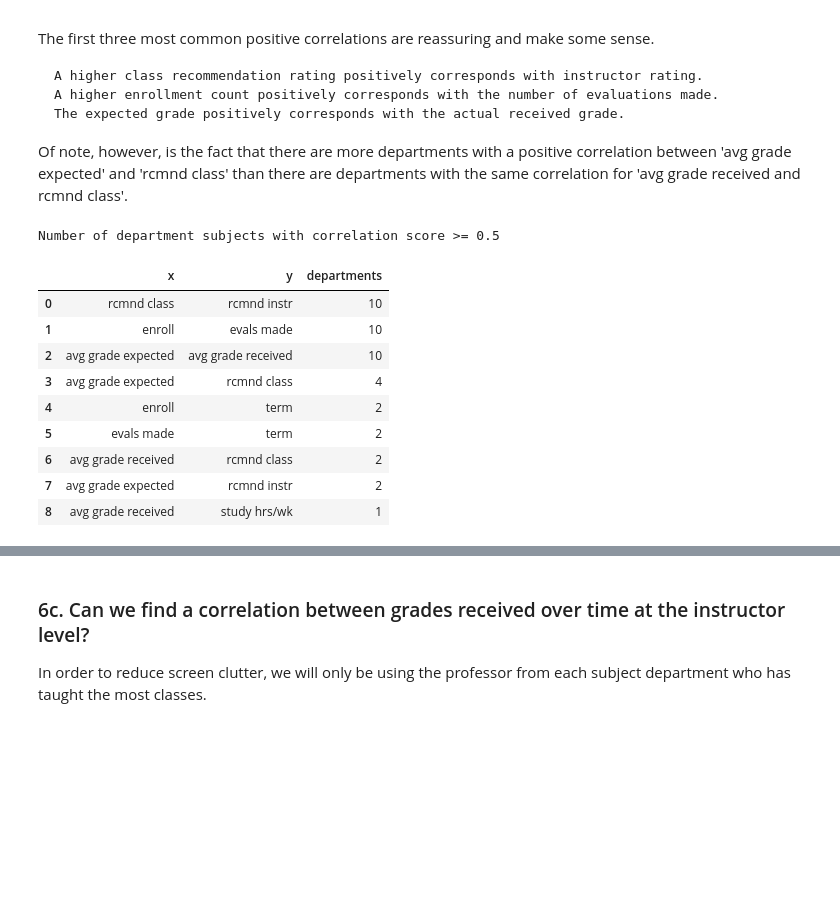
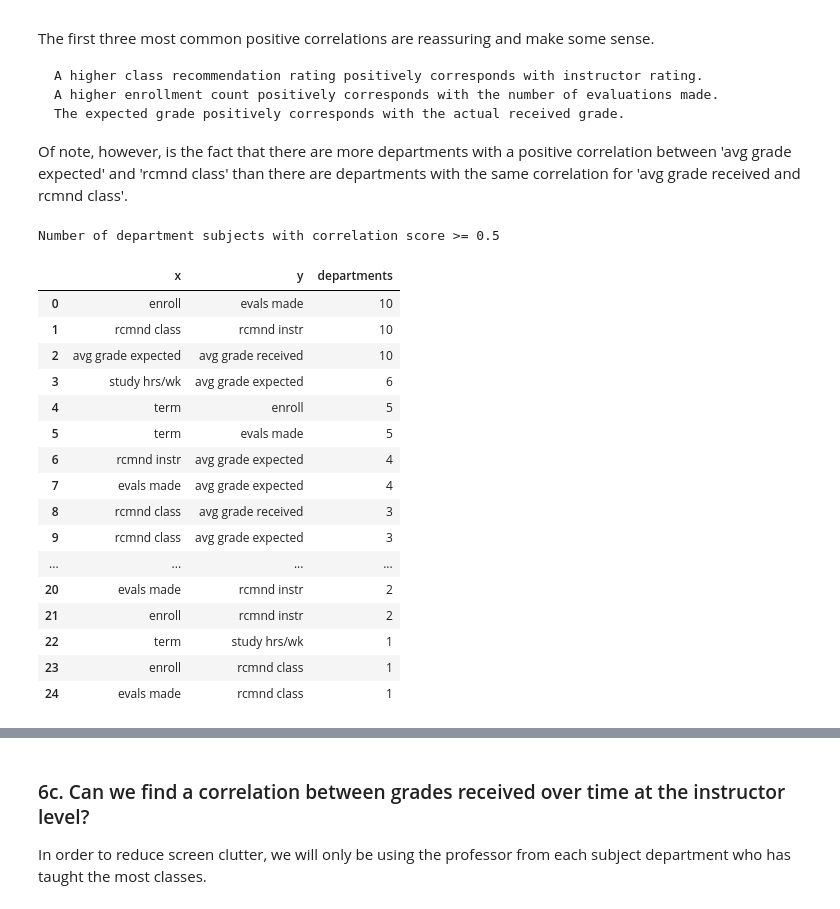
Before and after one commit to jeyoon/UCSD-CAPE-Analysis, a Jupyter notebook: CAPE Analysis.ipynb, the cells around one changed output, grey strips where cells are left out. Cells and saved outputs as stored; diff of their text form; code cells hidden in the pictures; blank space fills up the shorter version.

```diff
--- a/CAPE Analysis.ipynb
+++ b/CAPE Analysis.ipynb
@@ -36,9 +76,6 @@ Create the appropriate URL from input values provided above and capture the resp
 # %%
-link = base + urlencode(zip(["Name", "CourseNumber"], [name, course]))
+# Formatted query link
+link = base + urlencode(list(zip(["Name", "CourseNumber"], [name, course])))
 
-opener = urllib2.build_opener()
-opener.addheaders = [('User-agent', 'Mozilla/5.0')]
-handler = opener.open(link)
-
-soup = BeautifulSoup(handler, "lxml", from_encoding="utf-8")
-print "Retrieved HTML from", link
+soup = BeautifulSoup(s.get(link).text, "lxml")
+print("Retrieved HTML from", link)
@@ -441,37 +472,44 @@ Of note, however, is the fact that there are more departments with a positive co
 # %%
 num_correlations = {}
 
 for code, cape in zip(data_files, cape_data):
     # Only use CAPE entries where response rate > 80%
     cape = cape[cape['evals made'] / cape['enroll'] > 0.8].corr()
 
     # Select entries where correlation score is greater than 0.5
-    indices = np.where(cape >= 0.5)
+    indices = np.where(np.abs(cape) > 0.3)
     indices = [ cape.index[x] + "," + cape.columns[y] for x, y in zip(*indices)
                                         if x != y and x < y]
 
     for coords in indices:
         if num_correlations.get(coords):
             num_correlations[coords] += 1
         else:
             num_correlations[coords] = 1
 
-print "Number of department subjects with correlation score >= 0.5"
-correlations = [pair.split(',') + [value] for pair, value in num_correlations.iteritems()]
+print("Number of department subjects with correlation score >= 0.5")
+correlations = [pair.split(',') + [value] for pair, value in num_correlations.items()]
 pd.DataFrame(correlations, columns=['x', 'y', 'departments']). \
     sort_values(by='departments', ascending=False).reset_index(drop=True)
 # %% [output]
 Number of department subjects with correlation score >= 0.5
 |  | x | y | departments |
-| 0 | rcmnd class | rcmnd instr | 10 |
-| 1 | enroll | evals made | 10 |
+| 0 | enroll | evals made | 10 |
+| 1 | rcmnd class | rcmnd instr | 10 |
 | 2 | avg grade expected | avg grade received | 10 |
-| 3 | avg grade expected | rcmnd class | 4 |
-| 4 | enroll | term | 2 |
-| 5 | evals made | term | 2 |
-| 6 | avg grade received | rcmnd class | 2 |
-| 7 | avg grade expected | rcmnd instr | 2 |
-| 8 | avg grade received | study hrs/wk | 1 |
+| 3 | study hrs/wk | avg grade expected | 6 |
+| 4 | term | enroll | 5 |
+| 5 | term | evals made | 5 |
+| 6 | rcmnd instr | avg grade expected | 4 |
+| 7 | evals made | avg grade expected | 4 |
+| 8 | rcmnd class | avg grade received | 3 |
+| 9 | rcmnd class | avg grade expected | 3 |
+| ... | ... | ... | ... |
+| 20 | evals made | rcmnd instr | 2 |
+| 21 | enroll | rcmnd instr | 2 |
+| 22 | term | study hrs/wk | 1 |
+| 23 | enroll | rcmnd class | 1 |
+| 24 | evals made | rcmnd class | 1 |
 # %%
 num_correlations = {}
 
```
Also changed, not shown: parts of 33 cells of this notebook.
